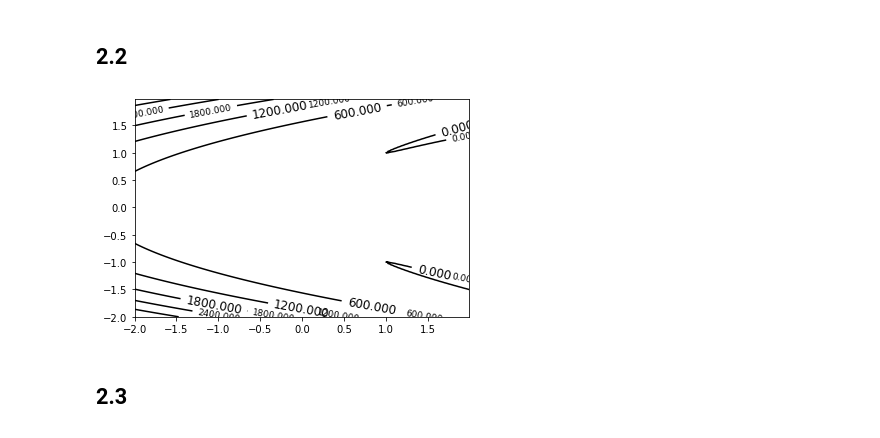
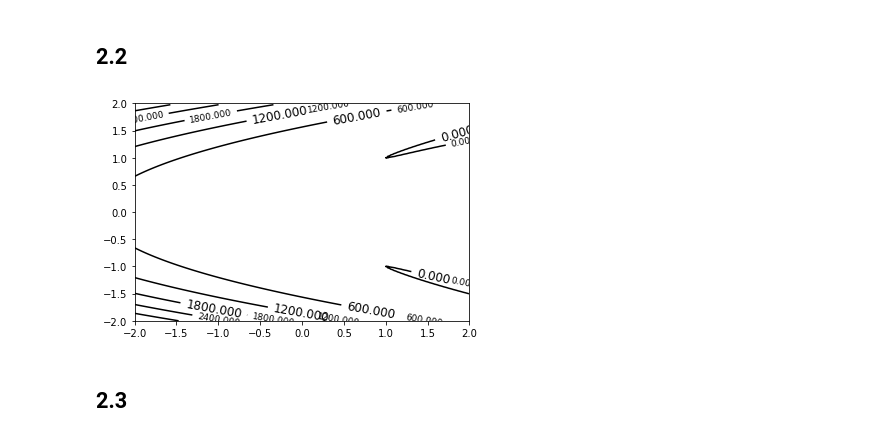
Before and after one commit to sajastu/ANLY-590, a Jupyter notebook: HW2.ipynb, the cells around one changed output. Cells and saved outputs as stored; diff of their text form; code cells hidden in the pictures.

```diff
--- a/HW2.ipynb
+++ b/HW2.ipynb
@@ -74,29 +74,32 @@ array([[0.89567355, 0.76645553, 0.82710004]])
 # %%
 def z_function(x, y):
     return (1-x**3) + 100 * (y**2-x)**2
 
 # List of points in x axis
 X,Y     = [] ,[]
 
 # X and Y points are from -6to +6 varying in steps of 2
 
 X, Y = np.meshgrid(np.arange(-2, +2, 0.005), np.arange(-2, +2, 0.025))
 f = (1-X**3) + 100 * (Y**2-X)**2
 # Z = np.ndarray((len(X),len(Y)))
 # for x in range(0, len(X)):
 #     for y in range(0, len(Y)):
 #         Z[x][y] = z_function(x, y)
 
 fig, ax = plt.subplots()
 contours = ax.contour(X, Y, f, 6, colors='k')
+ax.set_ylim([-2,2])
+ax.set_xlim([-2,2])
+
 ax.clabel(contours, fontsize=9)
 
 
 plt.clabel(contours, inline=1, fontsize=12)
 
 plt.show()
 # %% [output]
-[figure, old version]
+[figure, new version]
 # %% [markdown]
 ## 2.3
 # %%
```
Also changed, not shown: parts of 7 cells of this notebook.
